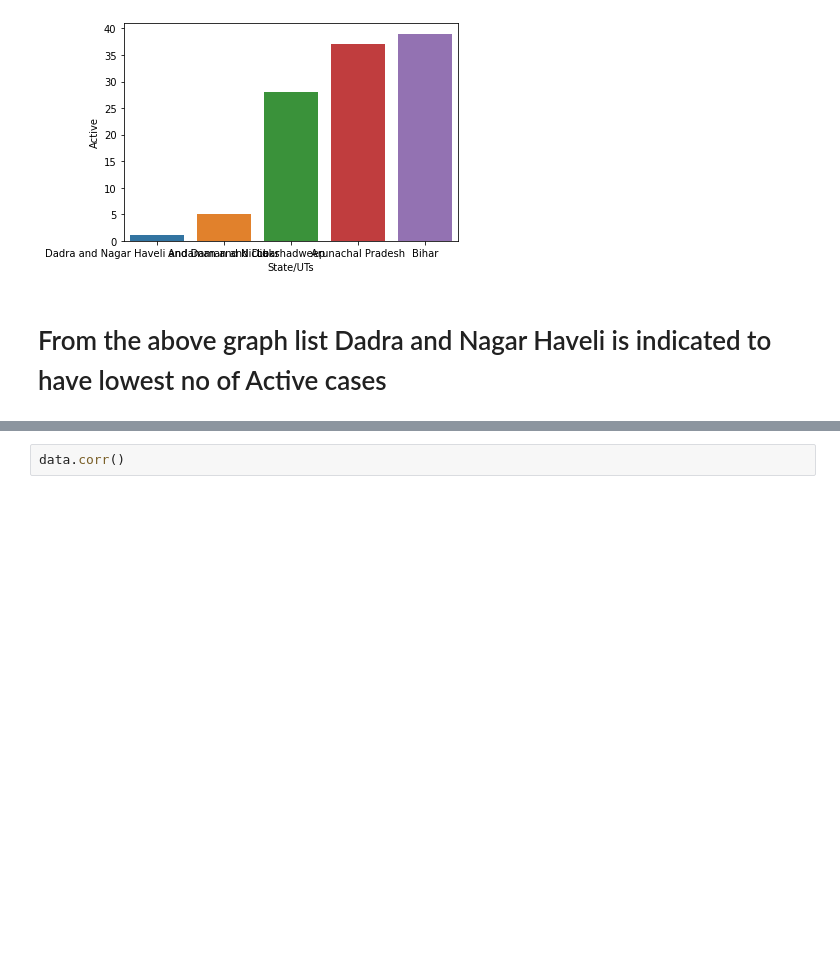
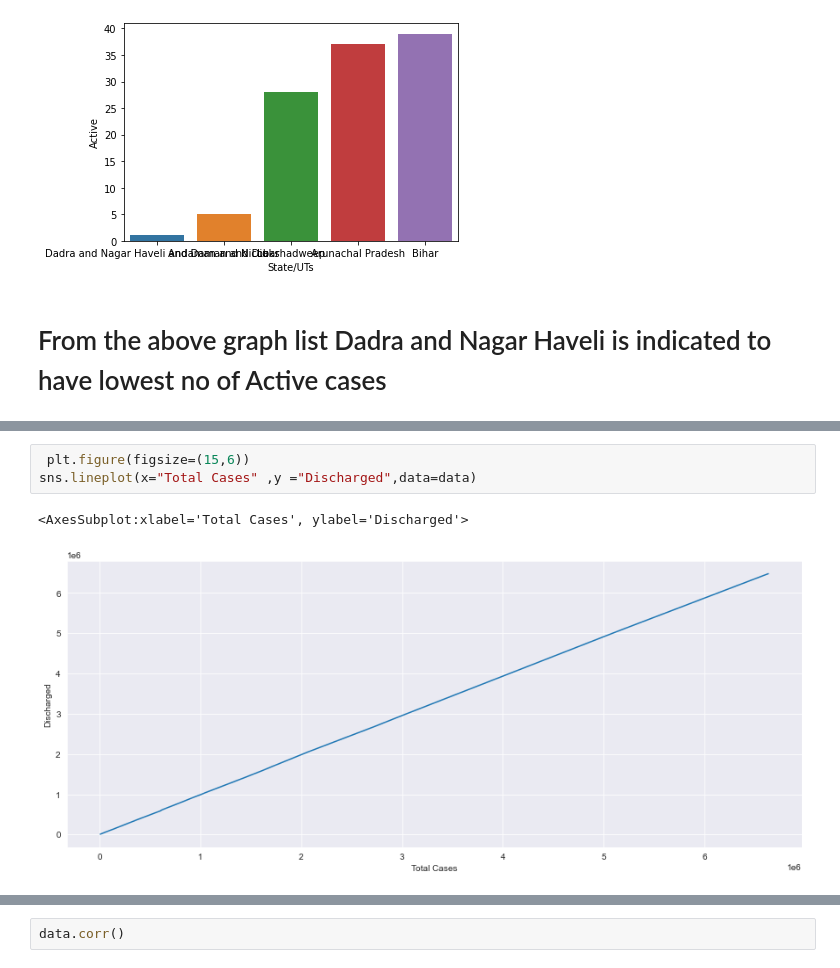
Before and after one commit to Abhishek-Murthy/Covid--19-Analysis, a Jupyter notebook: Covid-19 Analysis.ipynb, the cells around one changed output, grey strips where cells are left out. Drawn from its saved outputs; the diff is of its cells as text; blank space fills up the shorter version.

```diff
--- a/Covid-19 Analysis.ipynb
+++ b/Covid-19 Analysis.ipynb
@@ -226,0 +269,6 @@ plt.show()
+# %%
+ plt.figure(figsize=(15,6))
+sns.lineplot(x="Total Cases" ,y ="Discharged",data=data)
+# %% [output]
+<AxesSubplot:xlabel='Total Cases', ylabel='Discharged'>
+[figure, added]
```
Also changed, not shown: parts of 28 cells of this notebook.
